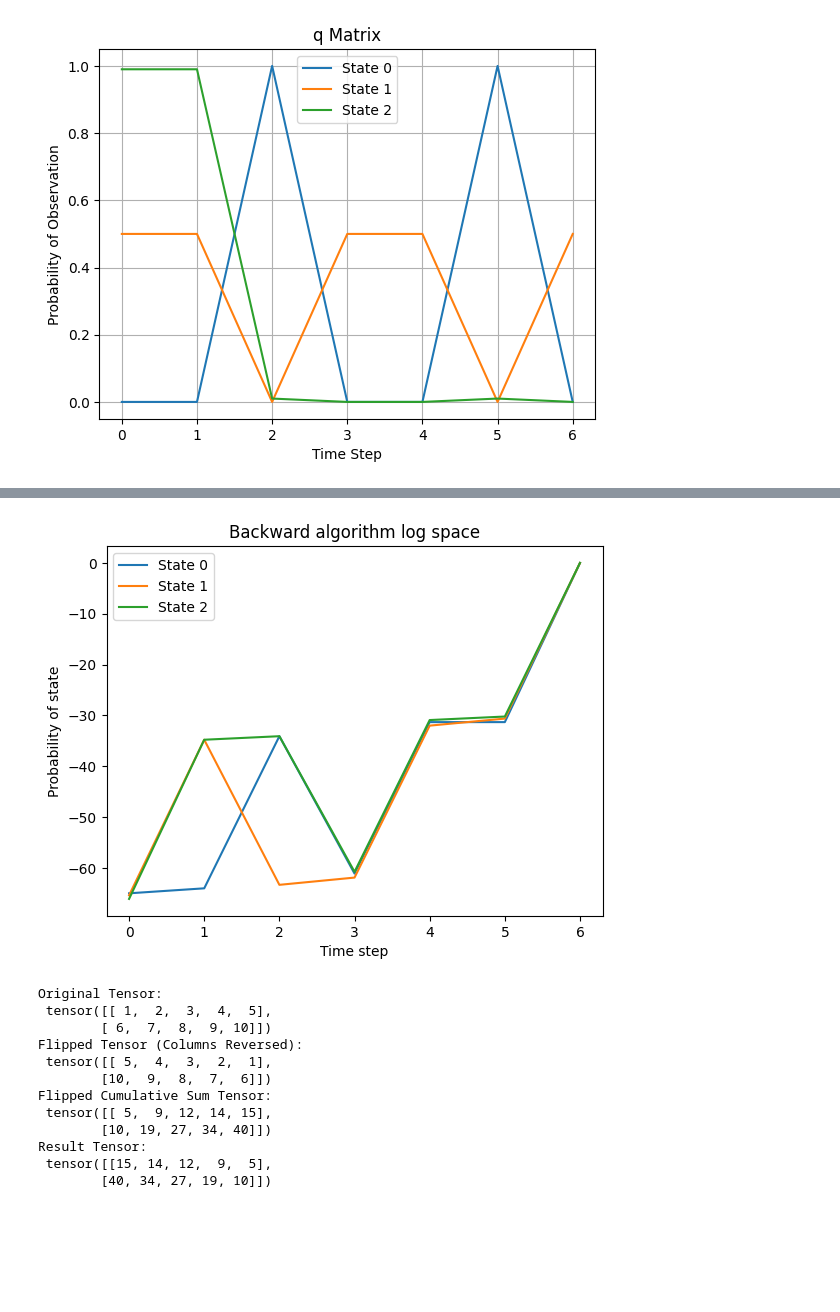
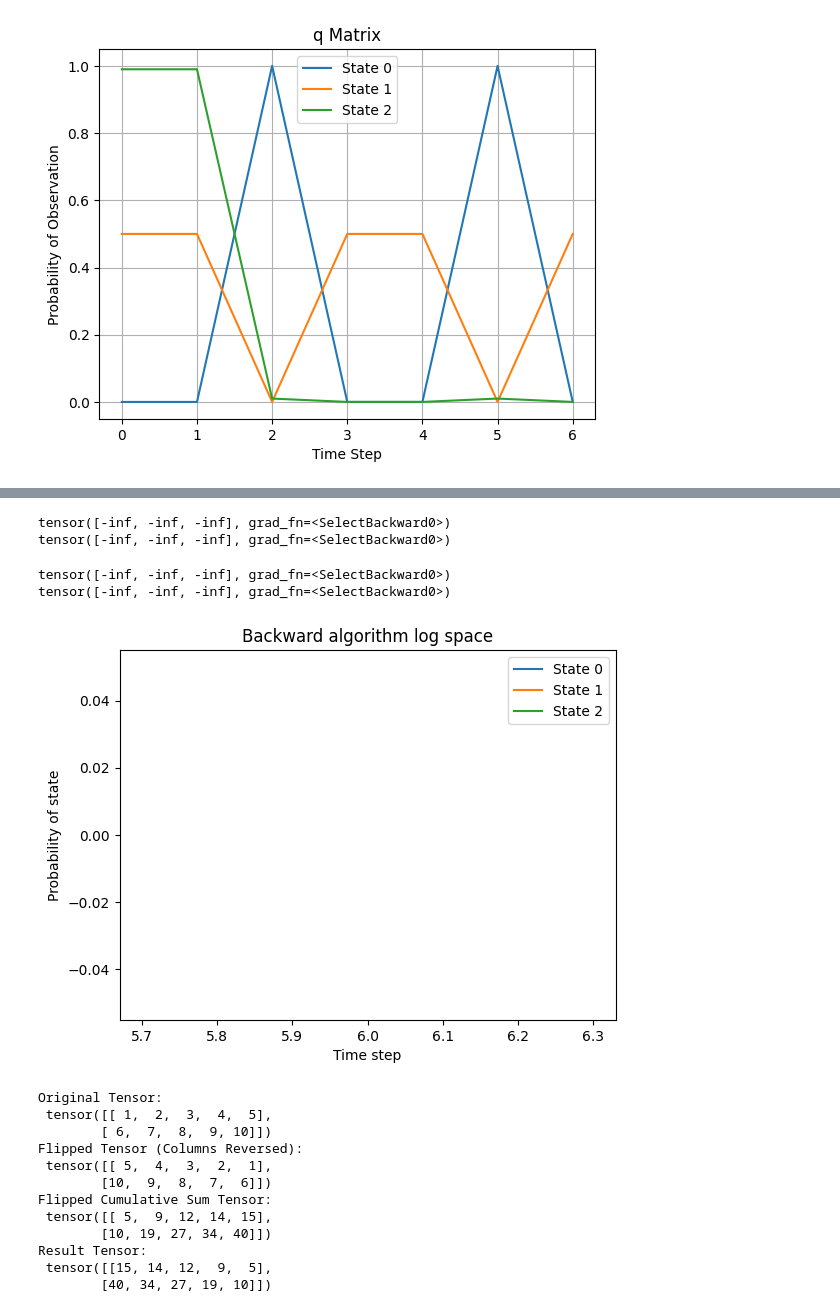
Before and after one commit to jcao0715/hsmm, a Jupyter notebook: test.ipynb, the cells around one changed output, grey strips where cells are left out. Drawn from its saved outputs; the diff is of its cells as text; code cells hidden in the pictures; blank space fills up the shorter version.

```diff
--- a/test.ipynb
+++ b/test.ipynb
@@ -13,9 +13,9 @@ obs = torch.tensor([0, 0, 2, 1, 1, 2, 1])
 Observation = torch.tensor([[0, 1/2, .99],
                             [0, 1/2, 0],
                             [1, 0, .01]]).T
-Duration = torch.tensor([[1, 0, 0],
-                         [0, 1, 0],
-                         [0, 0, 1]])
+Duration = torch.tensor([[1, 0, 0, 0],
+                         [0, 1, 0, 0],
+                         [0, 0, 1, 0]])
 
 def q_matrix(obs, Observation):
     return torch.tensor(Observation[:, obs]).requires_grad_(True)
@@ -118,44 +293,66 @@ def backward(states, Transition, q, Duration):
     Duration_ep = torch.log(Duration + epsilon)
     q_ep = q + epsilon
 
-    cum_q_ep = torch.flip(torch.cumsum(torch.flip(torch.log(q_ep), dims=[1]), dim=1), dims=[1])
-
+    cum_q_ep = torch.cumsum(torch.log(q_ep.flip(dims=[1])), dim=1).flip(dims=[1])
 
     # initialization, log_beta[-1]
     log_beta[-1] = torch.zeros(N)
 
-    # fill log_beta[:-1]
-    for t in tqdm.trange(T - 2, -1, -1):
-        # cumulative_terms = cum_q_ep[:, t+1]
+    for t in tqdm.trange(T - 6, -1, -1):
+        darray = []
         for d in range(D):
             if t+d <= T-2:
-                cumulative_terms = cum_q_ep[:, t+1] if t+d+1 >= T-1 else cum_q_ep[:, t+1] - cum_q_ep[:, t+d+2]
+                darray.append(d)
+                cumulative_terms = cum_q_ep[:, t+1] if t+d == T-2 else cum_q_ep[:, t+1] - cum_q_ep[:, t+d+2]
                 log_beta[t] = torch.logaddexp(log_beta[t],
                                                 torch.logsumexp(
                                                     torch.row_stack([log_beta[t+d+1]]*N)
                                                     + Transition_ep
                                                     + Duration_ep[:, d]
                                                     + cumulative_terms, axis=1))
             else:
                 break
+        # print(darray)
+        print(log_beta[t])
 
+    # d should go in first dimension
+    for t in tqdm.trange(T - 6, -1, -1):
+        valid_d = torch.arange(min(D, T-t-1)) # 2
+        # print(valid_d)
+        log_beta_idx = t + valid_d + 1
+        log_betas = log_beta[log_beta_idx]
+        stacked_log_betas = log_betas.unsqueeze(1).repeat(1, N, 1)
+        # print(stacked_log_betas, stacked_log_betas.shape) # 2, 3, 3
+        valid_durations = Duration_ep[:, valid_d].T.unsqueeze(1) # 2, 1, 3
+        valid_cum_terms = cum_q_ep[:, t+1] - cum_q_ep[:, t+valid_d[:-1]+2].T.flip(dims=[0])
+        valid_cum_terms = torch.cat([valid_cum_terms, cum_q_ep[:, t+1].unsqueeze(0)], dim=0).unsqueeze(1) # 2, 1, 3
+        # print(torch.logsumexp(stacked_log_betas + Transition_ep + valid_durations + valid_cum_terms, dim=2)[-1])
+        log_beta[t] = torch.logsumexp(stacked_log_betas + Transition_ep + valid_durations + valid_cum_terms, dim=2)[-1]
+        print(log_beta[t])
     log_beta = torch.exp(log_beta)
     return log_beta
+
+# zero = torch.zeros(2, 3, 3)
+# print((zero + Transition))
 
 bwd = backward(states, Transition, q, Duration).detach().numpy()
 
 # plot
 for state in states:
     probs = [bwd[t][state] for t in range(len(q[0]))]
     plt.plot(range(len(q[0])), np.log(probs), label=f"State {state}")
 
 plt.xlabel('Time step')
 plt.ylabel('Probability of state')
 plt.title('Backward algorithm log space')
 plt.legend()
 plt.show()
 # %% [output]
+tensor([-inf, -inf, -inf], grad_fn=<SelectBackward0>)
+tensor([-inf, -inf, -inf], grad_fn=<SelectBackward0>)
+tensor([-inf, -inf, -inf], grad_fn=<SelectBackward0>)
+tensor([-inf, -inf, -inf], grad_fn=<SelectBackward0>)
-[figure, old version]
+[figure, new version]
 # %%
 import torch
 
```
Also changed, not shown: parts of 4 cells of this notebook, 1 other file.
